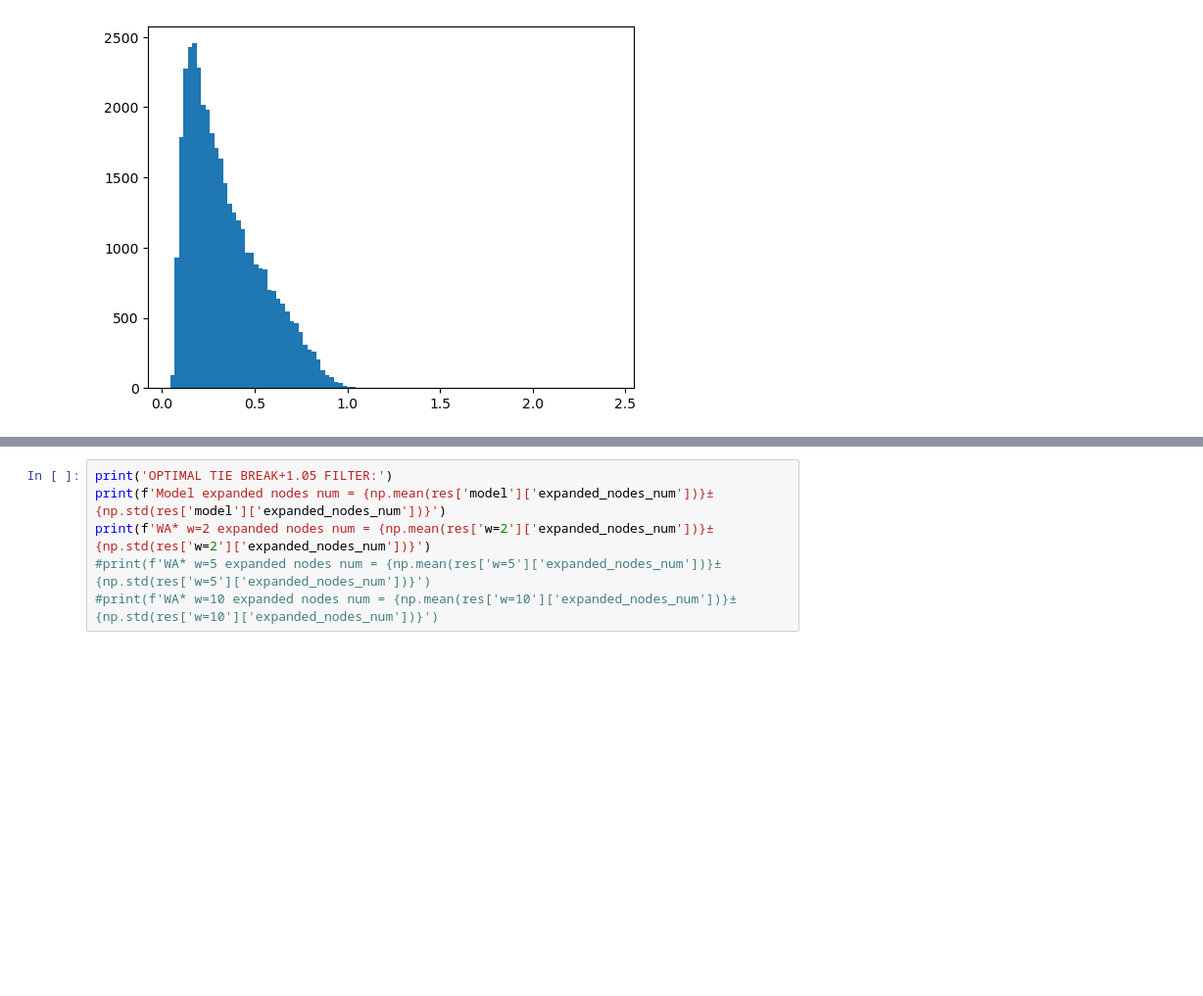
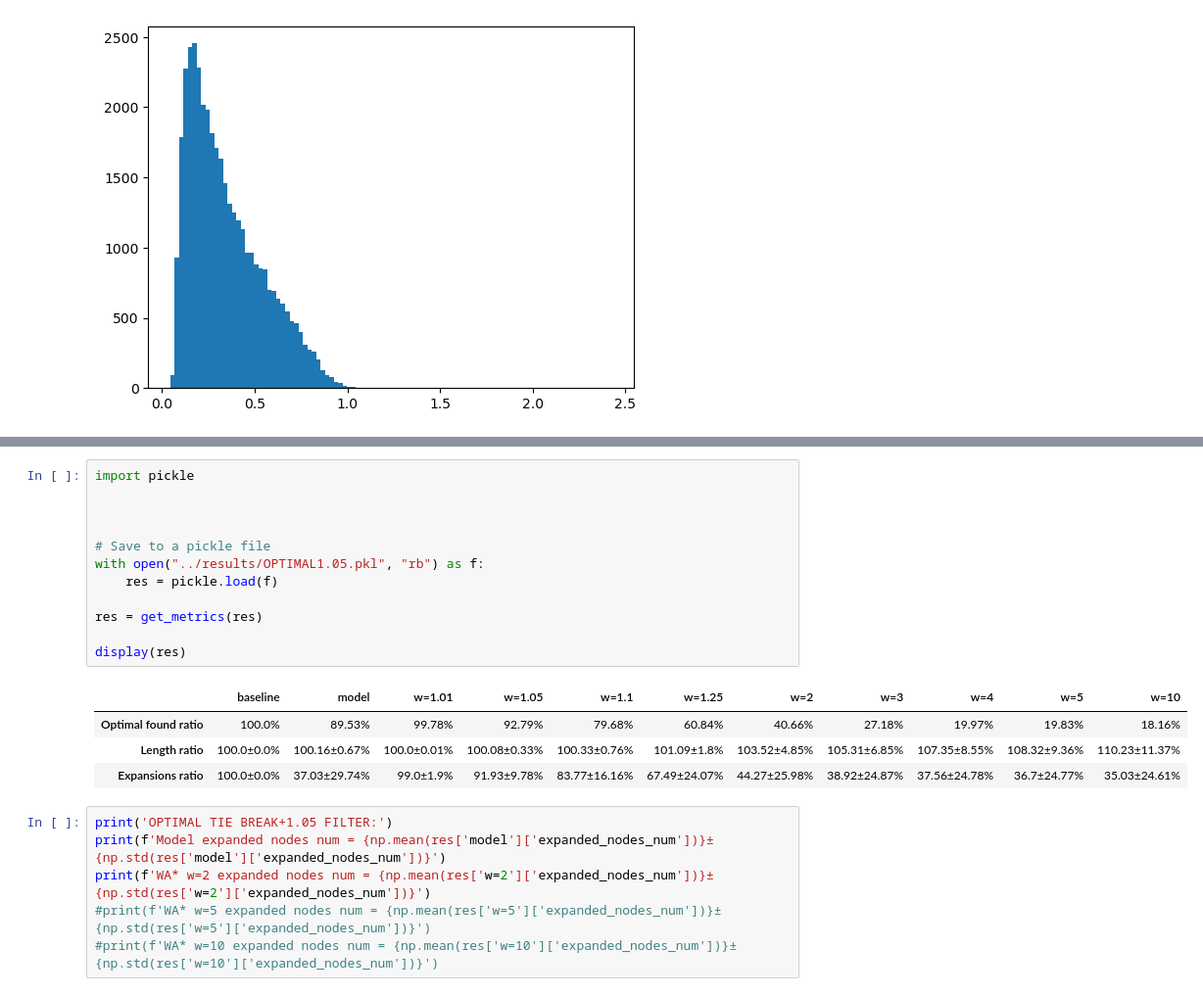
Before and after one commit to DrozdovDan/TransPath_Adaptation, a Jupyter notebook: analysis/testing.ipynb, the cells around one changed output, grey strips where cells are left out. Shown: that part at 98% size. Saved outputs shown, nothing was run; the diff lists cells and outputs as text; blank space fills up the shorter version.

```diff
--- a/analysis/testing.ipynb
+++ b/analysis/testing.ipynb
@@ -128,3 +134,20 @@ During the search was discovered 0 non-existent paths
+# %%
+import pickle
+
+
+
+# Save to a pickle file
+with open("../results/OPTIMAL1.05.pkl", "rb") as f:
+    res = pickle.load(f)
+
+res = get_metrics(res)
+
+display(res)
+# %% [output]
+|  | baseline | model | w=1.01 | w=1.05 | w=1.1 | w=1.25 | w=2 | w=3 | w=4 | w=5 | w=10 |
+| Optimal found ratio | 100.0% | 89.53% | 99.78% | 92.79% | 79.68% | 60.84% | 40.66% | 27.18% | 19.97% | 19.83% | 18.16% |
+| Length ratio | 100.0±0.0% | 100.16±0.67% | 100.0±0.01% | 100.08±0.33% | 100.33±0.76% | 101.09±1.8% | 103.52±4.85% | 105.31±6.85% | 107.35±8.55% | 108.32±9.36% | 110.23±11.37% |
+| Expansions ratio | 100.0±0.0% | 37.03±29.74% | 99.0±1.9% | 91.93±9.78% | 83.77±16.16% | 67.49±24.07% | 44.27±25.98% | 38.92±24.87% | 37.56±24.78% | 36.7±24.77% | 35.03±24.61% |
 # %%
 print('OPTIMAL TIE BREAK+1.05 FILTER:')
 print(f'Model expanded nodes num = {np.mean(res['model']['expanded_nodes_num'])}±{np.std(res['model']['expanded_nodes_num'])}')
```
Also changed, not shown: parts of 2 cells of this notebook, 2 other files.
